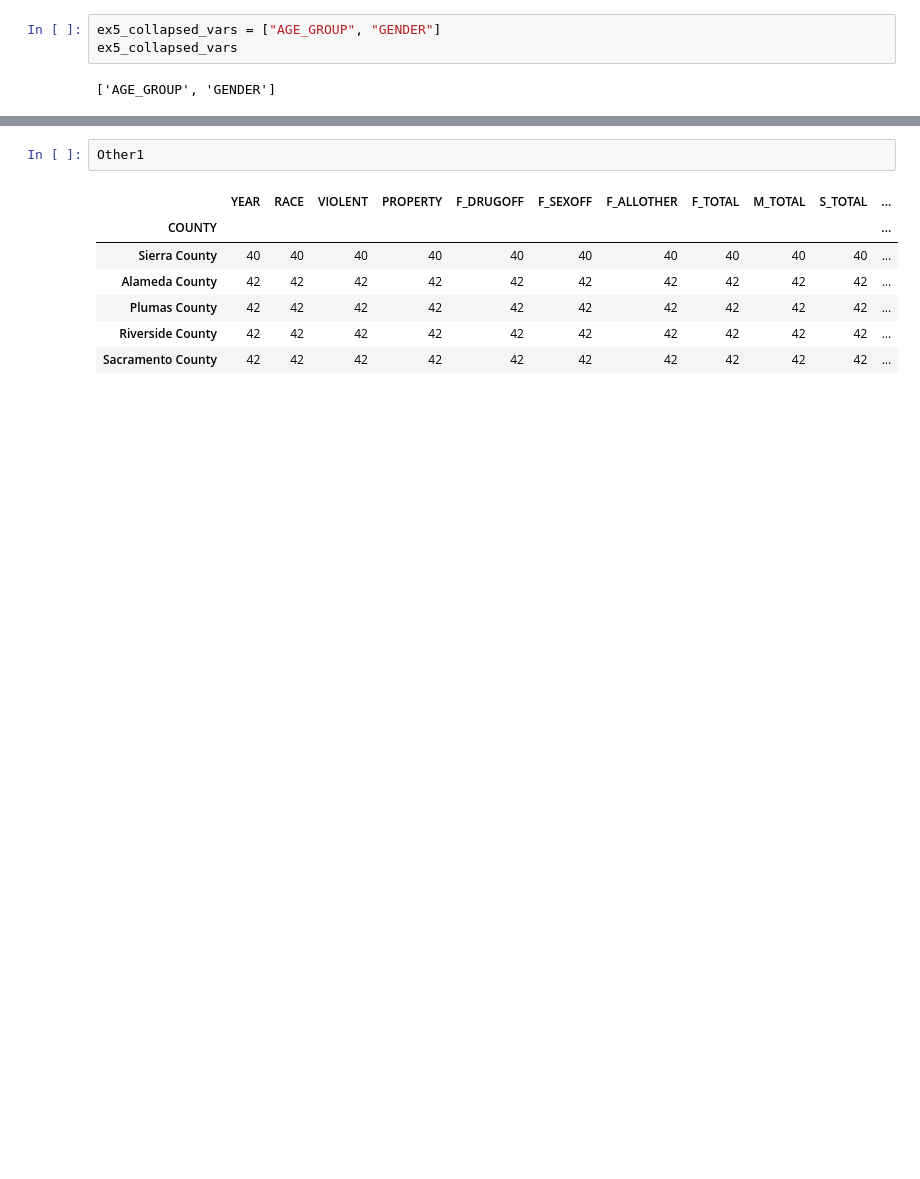
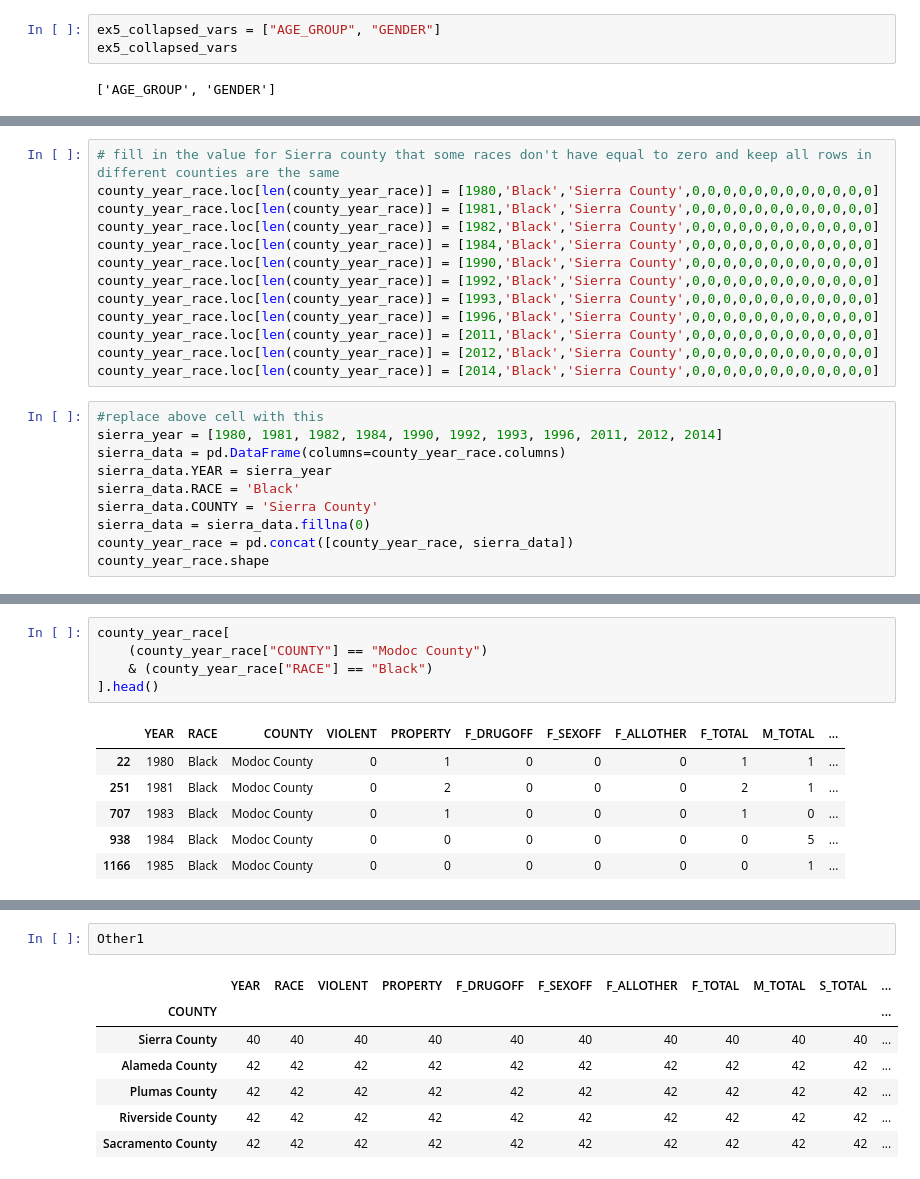
Before and after one commit to xianchiz/IDS_720_Groupby, a Jupyter notebook: exercise_groupby.ipynb, the cells around one changed output, grey strips where cells are left out. Saved outputs shown, nothing was run; the diff lists cells and outputs as text; blank space fills up the shorter version.

```diff
--- a/exercise_groupby.ipynb
+++ b/exercise_groupby.ipynb
@@ -397,0 +346,23 @@ ex4_num_rows.loc[len(ex4_num_rows)] = [1984,'Black','Mariposa County',0,0,0,0,0,
+# %%
+# fill in the value for Sierra county that some races don't have equal to zero and keep all rows in different counties are the same
+county_year_race.loc[len(county_year_race)] = [1980,'Black','Sierra County',0,0,0,0,0,0,0,0,0,0,0,0]
+county_year_race.loc[len(county_year_race)] = [1981,'Black','Sierra County',0,0,0,0,0,0,0,0,0,0,0,0]
+county_year_race.loc[len(county_year_race)] = [1982,'Black','Sierra County',0,0,0,0,0,0,0,0,0,0,0,0]
+county_year_race.loc[len(county_year_race)] = [1984,'Black','Sierra County',0,0,0,0,0,0,0,0,0,0,0,0]
+county_year_race.loc[len(county_year_race)] = [1990,'Black','Sierra County',0,0,0,0,0,0,0,0,0,0,0,0]
+county_year_race.loc[len(county_year_race)] = [1992,'Black','Sierra County',0,0,0,0,0,0,0,0,0,0,0,0]
+county_year_race.loc[len(county_year_race)] = [1993,'Black','Sierra County',0,0,0,0,0,0,0,0,0,0,0,0]
+county_year_race.loc[len(county_year_race)] = [1996,'Black','Sierra County',0,0,0,0,0,0,0,0,0,0,0,0]
+county_year_race.loc[len(county_year_race)] = [2011,'Black','Sierra County',0,0,0,0,0,0,0,0,0,0,0,0]
+county_year_race.loc[len(county_year_race)] = [2012,'Black','Sierra County',0,0,0,0,0,0,0,0,0,0,0,0]
+county_year_race.loc[len(county_year_race)] = [2014,'Black','Sierra County',0,0,0,0,0,0,0,0,0,0,0,0]
+# %%
+#replace above cell with this
+sierra_year = [1980, 1981, 1982, 1984, 1990, 1992, 1993, 1996, 2011, 2012, 2014]
+sierra_data = pd.DataFrame(columns=county_year_race.columns)
+sierra_data.YEAR = sierra_year
+sierra_data.RACE = 'Black'
+sierra_data.COUNTY = 'Sierra County'
+sierra_data = sierra_data.fillna(0)
+county_year_race = pd.concat([county_year_race, sierra_data])
+county_year_race.shape
@@ -397,0 +381,12 @@ ex4_num_rows.loc[len(ex4_num_rows)] = [1984,'Black','Mariposa County',0,0,0,0,0,
+# %%
+county_year_race[
+    (county_year_race["COUNTY"] == "Modoc County")
+    & (county_year_race["RACE"] == "Black")
+].head()
+# %% [output]
+|  | YEAR | RACE | COUNTY | VIOLENT | PROPERTY | F_DRUGOFF | F_SEXOFF | F_ALLOTHER | F_TOTAL | M_TOTAL | ... |
+| 22 | 1980 | Black | Modoc County | 0 | 1 | 0 | 0 | 0 | 1 | 1 | ... |
+| 251 | 1981 | Black | Modoc County | 0 | 2 | 0 | 0 | 0 | 2 | 1 | ... |
+| 707 | 1983 | Black | Modoc County | 0 | 1 | 0 | 0 | 0 | 1 | 0 | ... |
+| 938 | 1984 | Black | Modoc County | 0 | 0 | 0 | 0 | 0 | 0 | 5 | ... |
+| 1166 | 1985 | Black | Modoc County | 0 | 0 | 0 | 0 | 0 | 0 | 1 | ... |
```
Also changed, not shown: parts of 101 cells of this notebook.
